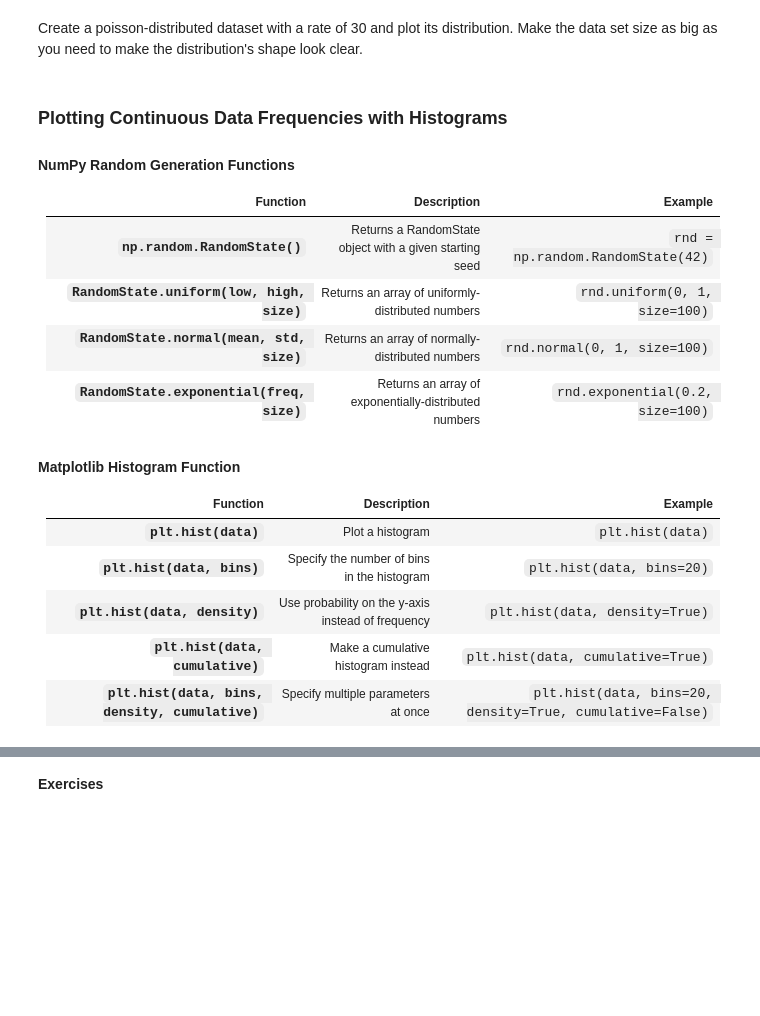
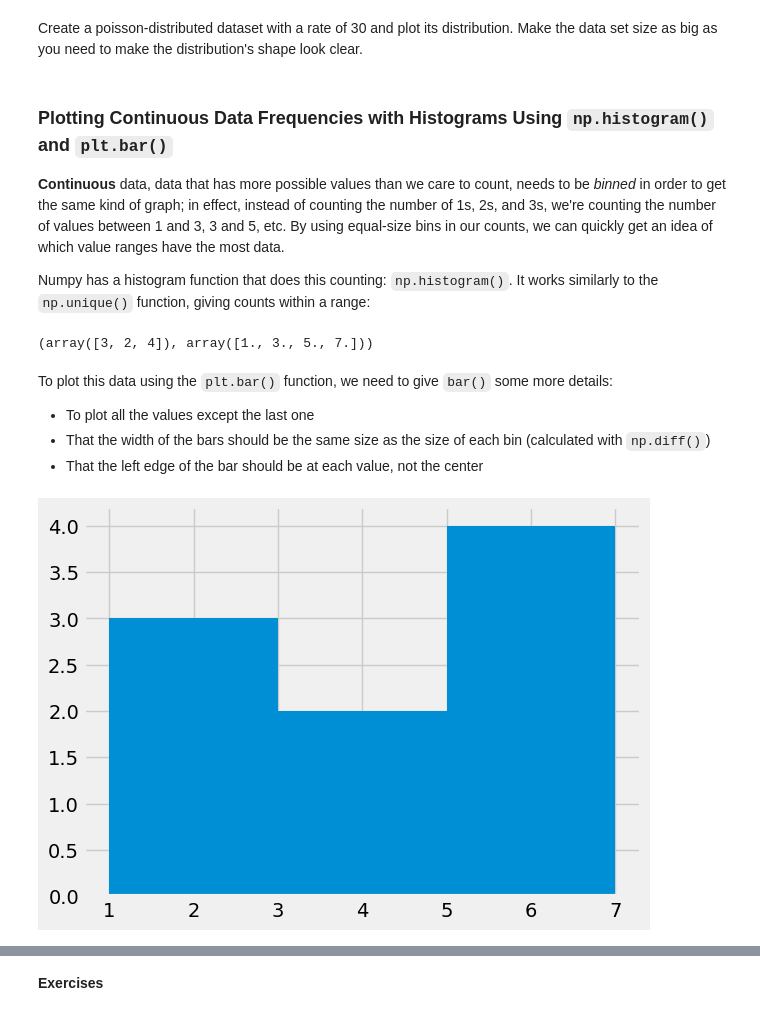
Before and after one commit to CodingForScientists/Intro2PythonMPI2022, a Jupyter notebook: Day2/2-5-PlottingDistributionsWithNumpyAndMatplotlib.exercise.ipynb, the cells around one changed output, grey strips where cells are left out. Cells and saved outputs as stored; diff of their text form; code cells hidden in the pictures; blank space fills up the shorter version.

```diff
--- a/Day2/2-5-PlottingDistributionsWithNumpyAndMatplotlib.exercise.ipynb
+++ b/Day2/2-5-PlottingDistributionsWithNumpyAndMatplotlib.exercise.ipynb
@@ -70,23 +65,8 @@ Create a poisson-distributed dataset with a rate of 2 and plot its distribution.
 # %% [markdown]
 Create a poisson-distributed dataset with a rate of 30 and plot its distribution. Make the data set size as big as you need to make the distribution's shape look clear.
 # %% [markdown]
-### Plotting Continuous Data Frequencies with Histograms
+### Plotting Continuous Data Frequencies with Histograms Using `np.histogram()` and `plt.bar()`
 
-#### NumPy Random Generation Functions
+**Continuous** data, data that has more possible values than we care to count, needs to be *binned* in order to get the same kind of graph; in effect, instead of counting the number of 1s, 2s, and 3s, we're counting the number of values between 1 and 3, 3 and 5, etc.  By using equal-size bins in our counts, we can quickly get an idea of which value ranges have the most data.
 
-| Function | Description | Example |
-| :--- | :--- | :--- |
-| **`np.random.RandomState()`** | Returns a RandomState object with a given starting seed | `rnd = np.random.RandomState(42)` |
-| **`RandomState.uniform(low, high, size)`** | Returns an array of uniformly-distributed numbers | `rnd.uniform(0, 1, size=100)` |
-| **`RandomState.normal(mean, std, size)`** | Returns an array of normally-distributed numbers | `rnd.normal(0, 1, size=100)` |
-| **`RandomState.exponential(freq, size)`** | Returns an array of exponentially-distributed numbers | `rnd.exponential(0.2, size=100)` |
-
-#### Matplotlib Histogram Function
-
-| Function | Description | Example |
-| :--- | :--- | :--- |
-| **`plt.hist(data)`** | Plot a histogram | `plt.hist(data)` |
-| **`plt.hist(data, bins)`** | Specify the number of bins in the histogram | `plt.hist(data, bins=20)` |
-| **`plt.hist(data, density)`** | Use probability on the y-axis instead of frequency | `plt.hist(data, density=True)` |
-| **`plt.hist(data, cumulative)`** | Make a cumulative histogram instead | `plt.hist(data, cumulative=True)` |
-| **`plt.hist(data, bins, density, cumulative)`** | Specify multiple parameters at once | `plt.hist(data, bins=20, density=True, cumulative=False)` |
+Numpy has a histogram function that does this counting: `np.histogram()`.  It works similarly to the `np.unique()` function, giving counts within a range:
@@ -94,0 +73,16 @@ random = np.random.RandomState(42)
+# %%
+data = [1, 1, 2, 3, 4, 5, 5, 6, 7]
+freqs, values = np.histogram(data, bins=3)
+freqs, values
+# plt.bar(x[0:-1], freq, width=np.diff(x), align='edge');
+# %% [output]
+(array([3, 2, 4]), array([1., 3., 5., 7.]))
+# %% [markdown]
+To plot this data using the `plt.bar()` function, we need to give `bar()` some more details:
+  - To plot all the values except the last one
+  - That the width of the bars should be the same size  as the size of each bin (calculated with `np.diff()`)
+  - That the left edge of the bar should be at each value, not the center
+# %%
+plt.bar(values[0:-1], freqs, width=np.diff(values), align='edge');
+# %% [output]
+[figure, added]
```
Also changed, not shown: parts of 16 cells of this notebook.
